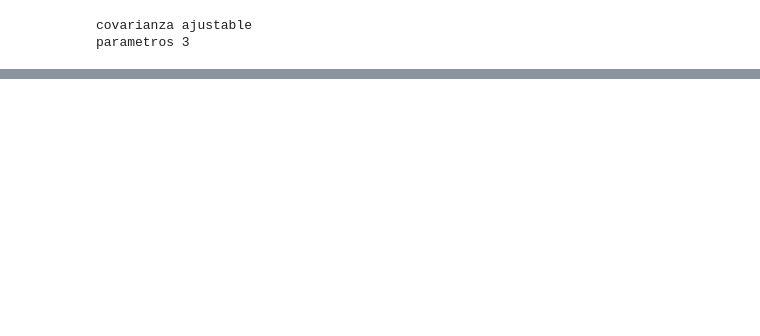
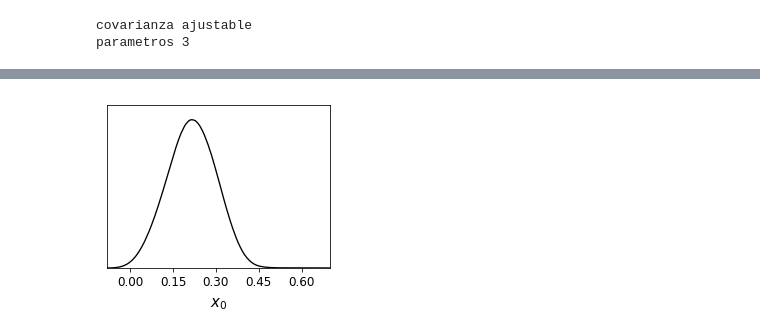
Before and after one commit to fluowhy/MCMC-methods, a Jupyter notebook: mcmc.ipynb, the cells around one changed output, grey strips where cells are left out. Cells and saved outputs as stored; diff of their text form; code cells hidden in the pictures; blank space fills up the shorter version.

```diff
--- a/mcmc.ipynb
+++ b/mcmc.ipynb
@@ -481,0 +403,6 @@ NameError: name 'o' is not defined
+# %%
+#1D marginalized plot
+g = plots.getSinglePlotter(width_inch=4)
+g.plot_1d(samples, 'x0')
+# %% [output]
+[figure, added]
```
Also changed, not shown: parts of 9 cells of this notebook.
